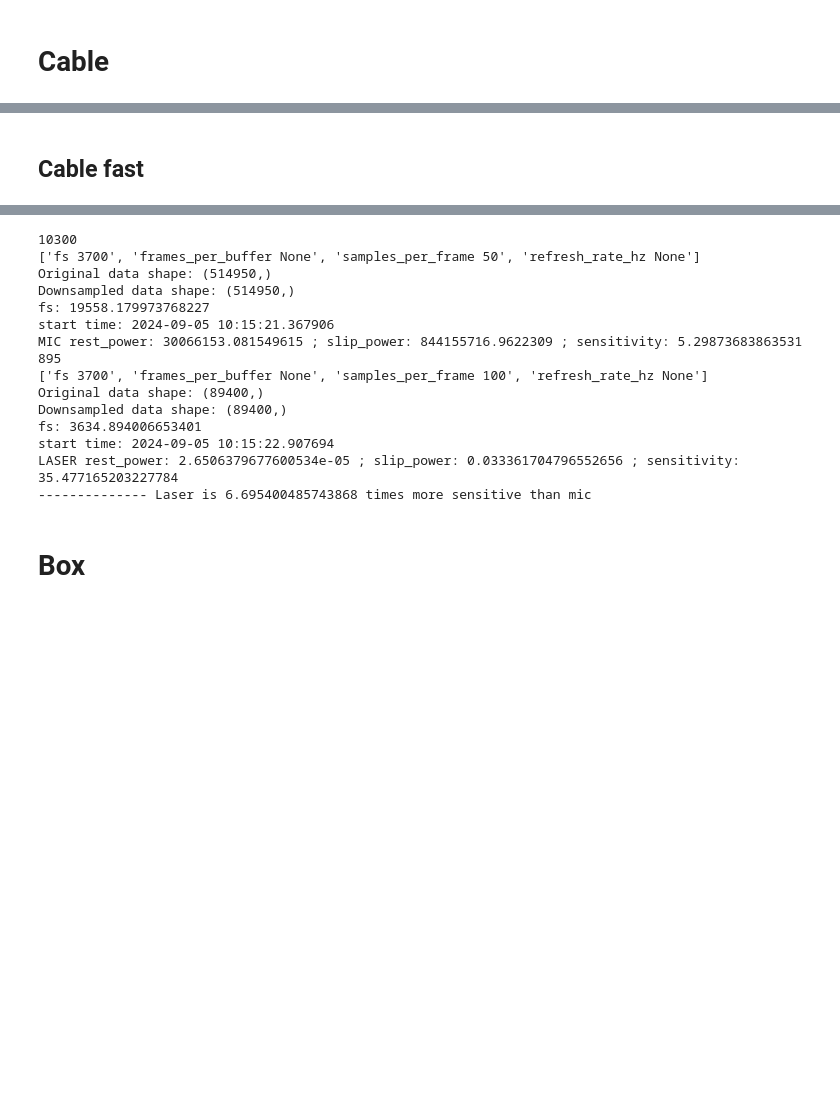
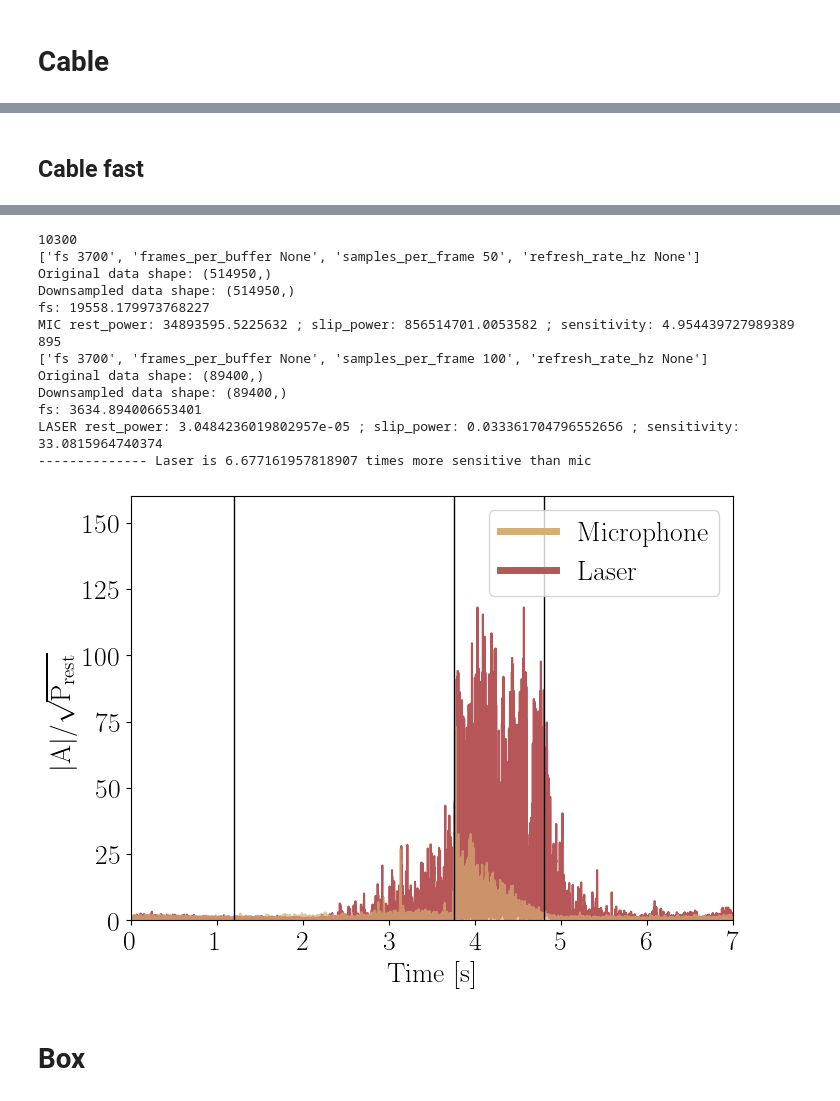
Before and after one commit to RemkoPr/icra2025-SMI-tactile-sensing, a Jupyter notebook: data/plotting.ipynb, the cells around one changed output, grey strips where cells are left out. Cells and saved outputs as stored; diff of their text form; code cells hidden in the pictures; blank space fills up the shorter version.

Commit message:
added cup plots to notebook

```diff
--- a/data/plotting.ipynb
+++ b/data/plotting.ipynb
@@ -196,7 +244,7 @@ LASER rest_power: 6.604649825072383e-05 ; slip_power: 0.025574755196992073 ; sen
-# %% [markdown]
-## Cable fast
+# %% [markdown]
+## Cable fast
 # %%
-%matplotlib notebook
+%matplotlib inline
 
 time_axis_offset = 8
 fig = plt.figure(figsize=(7, 5), constrained_layout=True)
@@ -204,70 +252,31 @@ fig = plt.figure(figsize=(7, 5), constrained_layout=True)
 downsampling = 1
 data_directory = os.path.join(os.getcwd(), "cable")
 
-
-file_name = 'cable_mic_fast2.csv'
-
-data, header, timestamps, time_axis = read_data(data_directory, file_name, downsampling)
-mic_time_axis = np.array(time_axis) - time_axis_offset
-mic_start_timestamp = datetime.strptime(timestamps[0], '%Y-%m-%d %H:%M:%S.%f')
-time1 = datetime.strptime(timestamps[0], '%Y-%m-%d %H:%M:%S.%f')
-time2 = datetime.strptime(timestamps[-1], '%Y-%m-%d %H:%M:%S.%f')
-time_difference = (time2 - time1).total_seconds()
-fs = len(data)/time_difference / downsampling
-print(f'fs: {fs}')
-print(f'start time: {time1}')
-
-mic_data = np.clip(data - np.mean(data), -300000, 300000)
-num_samples = int(7*fs)
-mic_rest_power = np.sum((np.array(mic_data[:num_samples]) - np.mean(mic_data[:num_samples]))**2)/num_samples
-slip_range = [228000, 256000]
-mic_slip_power = np.sum((np.array(mic_data[slip_range[0]:slip_range[1]]) - np.mean(mic_data[slip_range[0]:slip_range[1]]))**2)/(slip_range[1] - slip_range[0])
-power = np.sum(np.array(mic_data)**2)/len(list(mic_data))
-mic_sensitivity = np.sqrt(mic_slip_power/mic_rest_power)
-print(f'MIC rest_power: {mic_rest_power} ; slip_power: {mic_slip_power} ; sensitivity: {mic_sensitivity}')
-
-
-file_name = 'cable_laser_fast2.csv'
-
-data, header, timestamps, time_axis = read_data(data_directory, file_name, downsampling)
-laser_start_timestamp = datetime.strptime(timestamps[0], '%Y-%m-%d %H:%M:%S.%f')
-laser_time_axis = np.array(time_axis) + (laser_start_timestamp - mic_start_timestamp).total_seconds() - time_axis_offset
-time1 = datetime.strptime(timestamps[0], '%Y-%m-%d %H:%M:%S.%f')
-time2 = datetime.strptime(timestamps[-1], '%Y-%m-%d %H:%M:%S.%f')
-time_difference = (time2 - time1).total_seconds()
-fs = len(data)/time_difference / downsampling
-print(f'fs: {fs}')
-print(f'start time: {time1}')
-
-laser_data = data - np.mean(data)
-num_samples = int(7*fs)
-laser_rest_power = np.sum((np.array(laser_data[:num_samples]) - np.mean(laser_data[:num_samples]))**2)/num_samples
-slip_range = [36000, 41000]
-laser_slip_power = np.sum((np.array(laser_data[slip_range[0]:slip_range[1]]) - np.mean(laser_data[slip_range[0]:slip_range[1]]))**2)/(slip_range[1] - slip_range[0])
-power = np.sum(np.array(laser_data)**2)/len(list(laser_data))
-laser_sensitivity = np.sqrt(laser_slip_power/laser_rest_power)
-print(f'LASER rest_power: {laser_rest_power} ; slip_power: {laser_slip_power} ; sensitivity: {laser_sensitivity}')
-
-print(f'-------------- Laser is {laser_sensitivity/mic_sensitivity} times more sensitive than mic')
+laser_data, laser_time_axis, laser_rest_power, mic_data, mic_time_axis, mic_rest_power = parse_sensor_data(
+    data_directory=data_directory, mic_file_name='cable_mic_fast2.csv', laser_file_name='cable_laser_fast2.csv',
+    downsampling=downsampling, time_axis_offset=time_axis_offset,
+    mic_signal_range=(228000, 256000), laser_signal_range=(36000, 41000),
+    mic_rest_range=(0, int(1e5)), laser_rest_range=(50000, -1))
 
 plt.axvline(-10, linewidth=5, color=mic_color)
 plt.axvline(-10, linewidth=5, color=laser_color)
 
-plt.plot(laser_time_axis, laser_data/np.sqrt(laser_rest_power), alpha=1, color=laser_color)
-plt.plot(mic_time_axis[::downsampling], mic_data/np.sqrt(mic_rest_power), alpha=1, color=mic_color)
+plt.plot(laser_time_axis[::downsampling], abs(laser_data/np.sqrt(laser_rest_power)), alpha=1, color=laser_color)
+plt.plot(mic_time_axis[::downsampling], abs(mic_data/np.sqrt(mic_rest_power)), alpha=0.7, color=mic_color)
+#plt.plot(20*np.log10(abs(laser_data/np.sqrt(laser_rest_power))), alpha=1, color=laser_color)
+#plt.plot(20*np.log10(abs(mic_data/np.sqrt(mic_rest_power))), alpha=0.7, color=mic_color)
 
 #plt.axvline(9-time_axis_offset, linewidth=1, color='black')
 #plt.axvline(11-time_axis_offset, linewidth=1, color='black')
 #plt.axvline(13-time_axis_offset, linewidth=1, color='black')
 plt.axvline(10.2-1-time_axis_offset, linewidth=1, color='black')
-plt.axvline(12.6-1-time_axis_offset, linewidth=1, color='black')
+plt.axvline(12.75-1-time_axis_offset, linewidth=1, color='black')
 plt.axvline(13.8-1-time_axis_offset, linewidth=1, color='black')
 
-plt.xlim([time_axis[0], 7])
-#plt.ylim([-90, 150])
+plt.xlim([0, 7])
+plt.ylim([0, 160])
 plt.xlabel('Time [s]')
-plt.ylabel('A/$\sqrt{\mathrm{P}_{\mathrm{rest}}}$')
-plt.ylim([-120, 190])
+plt.ylabel('$|$A$|$/$\sqrt{\mathrm{P}_{\mathrm{rest}}}$')
 plt.legend(["Microphone", "Laser"])
 plt.show()
 
@@ -279,17 +286,16 @@ plt.show()
 10300
 ['fs 3700', 'frames_per_buffer None', 'samples_per_frame 50', 'refresh_rate_hz None']
 Original data shape: (514950,)
 Downsampled data shape: (514950,)
 fs: 19558.179973768227
-start time: 2024-09-05 10:15:21.367906
-MIC rest_power: 30066153.081549615 ; slip_power: 844155716.9622309 ; sensitivity: 5.29873683863531
+MIC rest_power: 34893595.5225632 ; slip_power: 856514701.0053582 ; sensitivity: 4.954439727989389
 895
 ['fs 3700', 'frames_per_buffer None', 'samples_per_frame 100', 'refresh_rate_hz None']
 Original data shape: (89400,)
 Downsampled data shape: (89400,)
 fs: 3634.894006653401
-start time: 2024-09-05 10:15:22.907694
-LASER rest_power: 2.6506379677600534e-05 ; slip_power: 0.033361704796552656 ; sensitivity: 35.477165203227784
--------------- Laser is 6.695400485743868 times more sensitive than mic
+LASER rest_power: 3.0484236019802957e-05 ; slip_power: 0.033361704796552656 ; sensitivity: 33.0815964740374
+-------------- Laser is 6.677161957818907 times more sensitive than mic
+[figure, added]
 # %% [markdown]
 # Box
```
Also changed, not shown: parts of 23 cells of this notebook, 3 other files.
